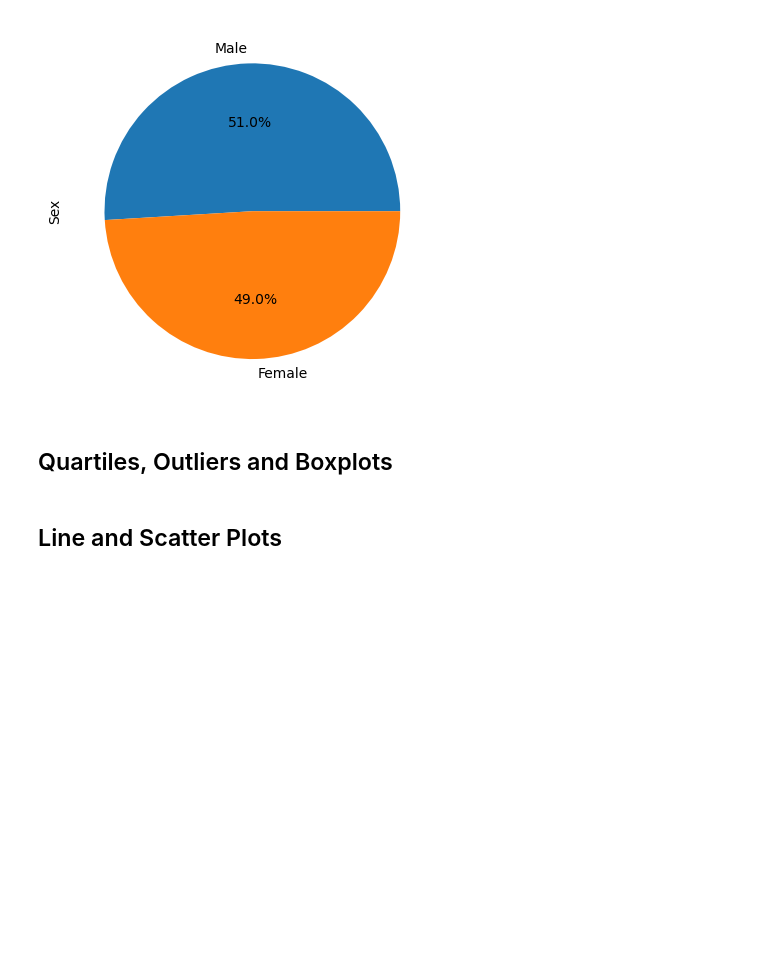
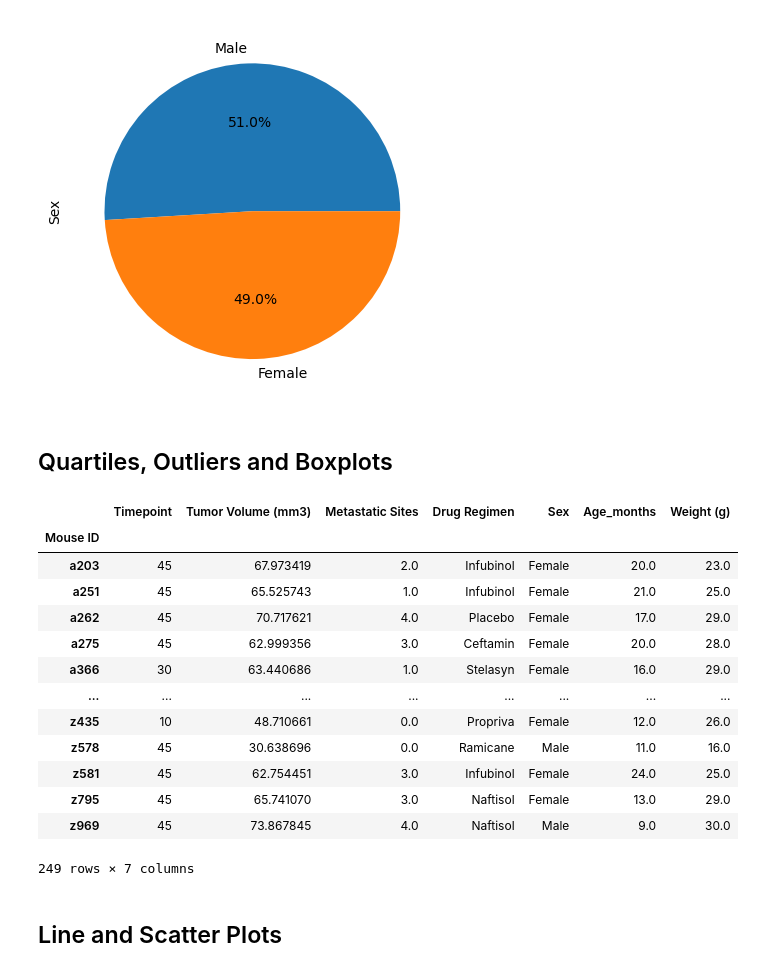
Before and after one commit to bryanpijohnson/python-pyplot, a Jupyter notebook: Pymaceuticals/pymaceuticals_starter.ipynb, the cells around one changed output. Cells and saved outputs as stored; diff of their text form; code cells hidden in the pictures; blank space fills up the shorter version.

```diff
--- a/Pymaceuticals/pymaceuticals_starter.ipynb
+++ b/Pymaceuticals/pymaceuticals_starter.ipynb
@@ -176,11 +179,29 @@ plt.show()
 # %%
 # Calculate the final tumor volume of each mouse across four of the treatment regimens:
 # Capomulin, Ramicane, Infubinol, and Ceftamin
 
 # Start by getting the last (greatest) timepoint for each mouse
-
+mouse_timepoint_max = study_results.groupby("Mouse ID").max()["Timepoint"].reset_index()
+mouse_timepoint_max
 
 # Merge this group df with the original DataFrame to get the tumor volume at the last timepoint
+mouse_timepoint_max_merge = mouse_timepoint_max.merge(mouse_clean, how = "left", on = ["Mouse ID", "Timepoint"])
+mouse_timepoint_max_merge.set_index("Mouse ID")
+# %% [output]
+|  | Timepoint | Tumor Volume (mm3) | Metastatic Sites | Drug Regimen | Sex | Age_months | Weight (g) |
+| Mouse ID |  |  |  |  |  |  |  |
+| a203 | 45 | 67.973419 | 2.0 | Infubinol | Female | 20.0 | 23.0 |
+| a251 | 45 | 65.525743 | 1.0 | Infubinol | Female | 21.0 | 25.0 |
+| a262 | 45 | 70.717621 | 4.0 | Placebo | Female | 17.0 | 29.0 |
+| a275 | 45 | 62.999356 | 3.0 | Ceftamin | Female | 20.0 | 28.0 |
+| a366 | 30 | 63.440686 | 1.0 | Stelasyn | Female | 16.0 | 29.0 |
+| ... | ... | ... | ... | ... | ... | ... | ... |
+| z435 | 10 | 48.710661 | 0.0 | Propriva | Female | 12.0 | 26.0 |
+| z578 | 45 | 30.638696 | 0.0 | Ramicane | Male | 11.0 | 16.0 |
+| z581 | 45 | 62.754451 | 3.0 | Infubinol | Female | 24.0 | 25.0 |
+| z795 | 45 | 65.741070 | 3.0 | Naftisol | Female | 13.0 | 29.0 |
+| z969 | 45 | 73.867845 | 4.0 | Naftisol | Male | 9.0 | 30.0 |
+249 rows × 7 columns
 # %%
 # Put treatments into a list for for loop (and later for plot labels)
 
```
Also changed, not shown: parts of 1 cell of this notebook.
